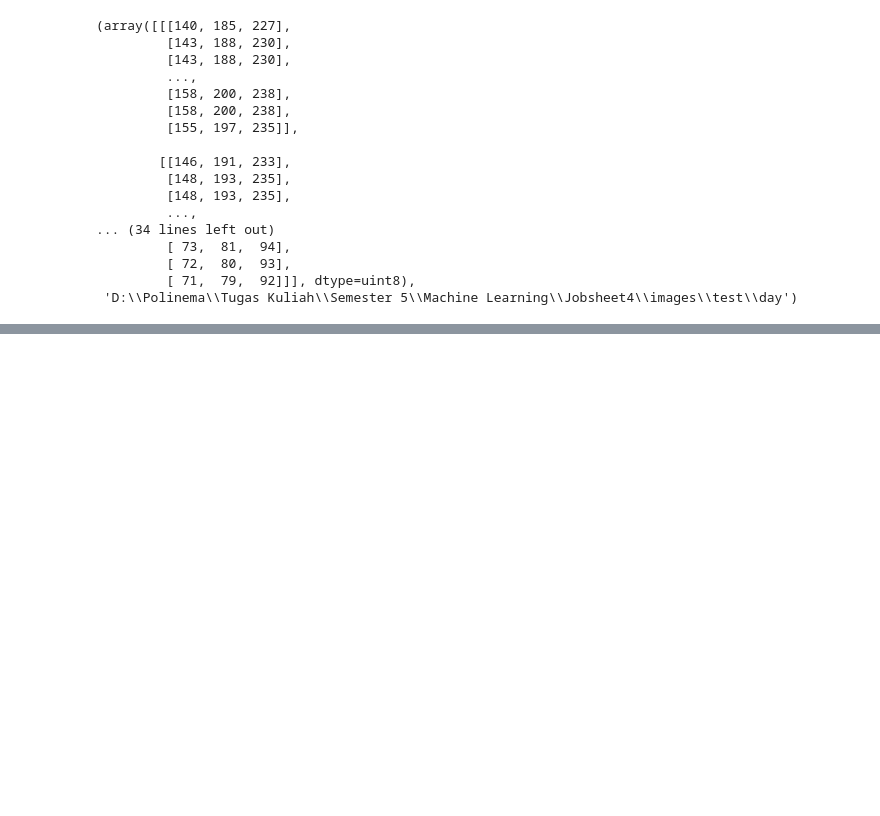
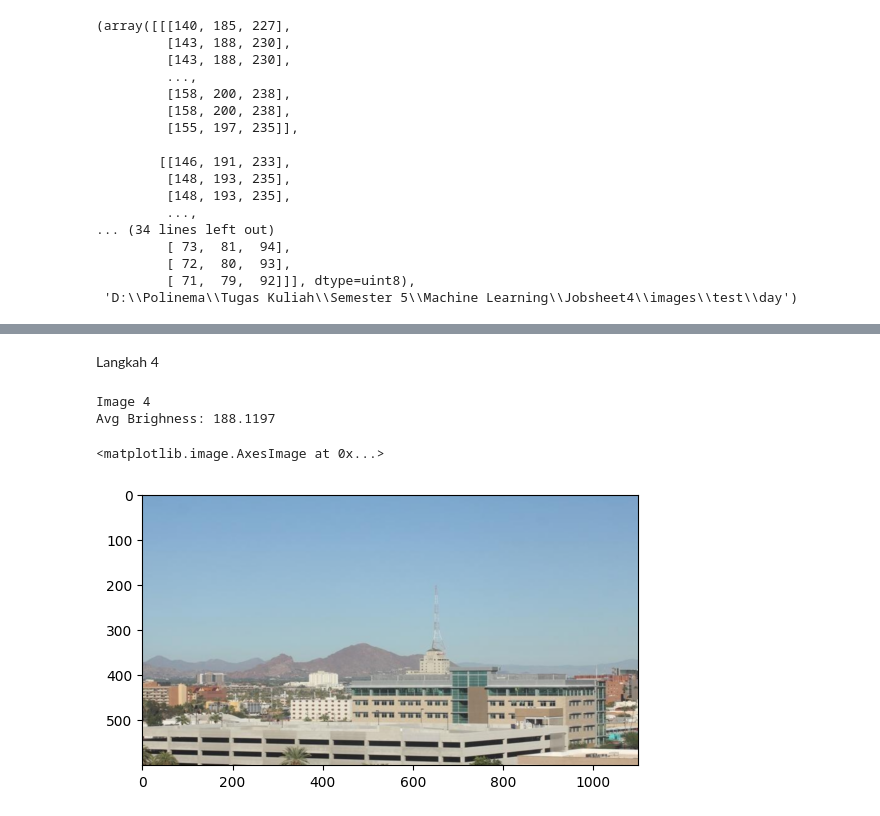
Before and after one commit to 03Yuma/Jobsheet2, a Jupyter notebook: Jobsheet4/w4_p5.ipynb, the cells around one changed output, grey strips where cells are left out. Drawn from its saved outputs; the diff is of its cells as text; code cells hidden in the pictures; blank space fills up the shorter version.

Commit message:
W4 praktikum5 langkah 4

```diff
--- a/Jobsheet4/w4_p5.ipynb
+++ b/Jobsheet4/w4_p5.ipynb
@@ -82,0 +136,30 @@ Label   : D:\Polinema\Tugas Kuliah\Semester 5\Machine Learning\Jobsheet4\images\
+# %% [markdown]
+Langkah 4
+# %%
+#Get feature based on average brightness using HSV colorspace
+def avg_brightness(image):
+    #convert image to HSV
+    img_hsv = cv2.cvtColor(image, cv2.COLOR_RGB2HSV)
+
+    #Calculate the avvg of brightness
+    sum_brightness = np.sum(img_hsv[:,:,2])# take the 3rb value which is the V channel
+    area = image.shape[0]*image.shape[1]
+    avg = sum_brightness / area
+
+    return avg
+# %%
+# Check on random image
+rand_img = np.random.randint(0, len(train_std_img_list))
+
+feature_img = train_std_img_list[rand_img][0]
+
+avg_img = avg_brightness(feature_img)
+
+print(f'Image {rand_img}')
+print(f'Avg Brighness: {avg_img:.4f}')
+plt.imshow(feature_img)
+# %% [output]
+Image 4
+Avg Brighness: 188.1197
+<matplotlib.image.AxesImage at 0x...>
+[figure, added]
```
Also changed, not shown: parts of 9 cells of this notebook.
